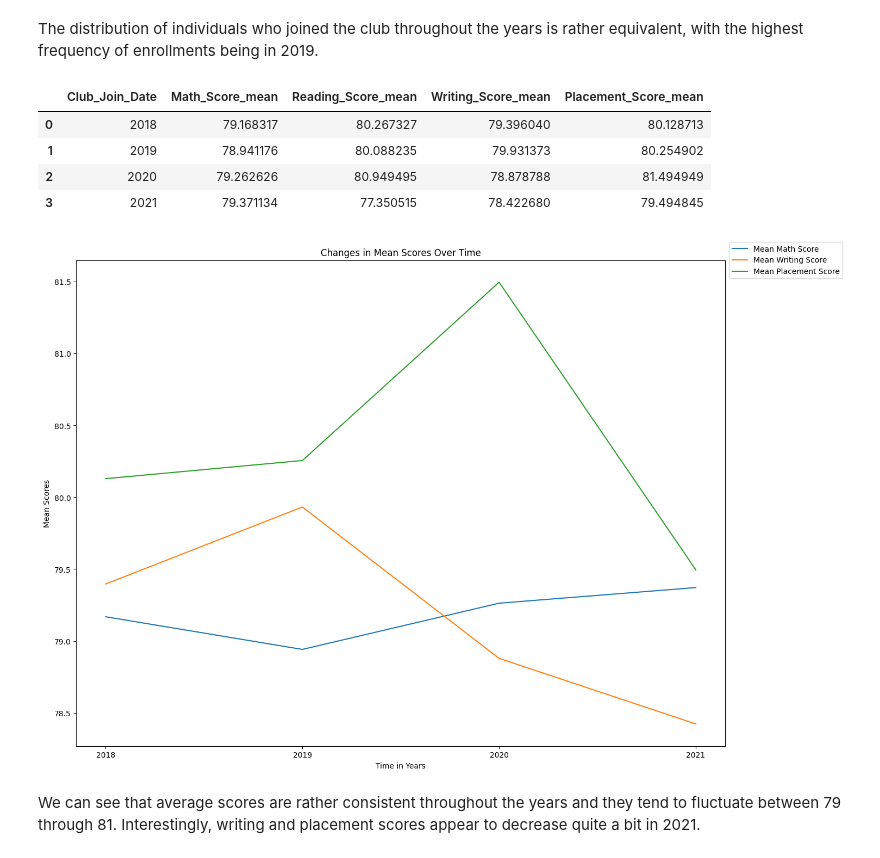
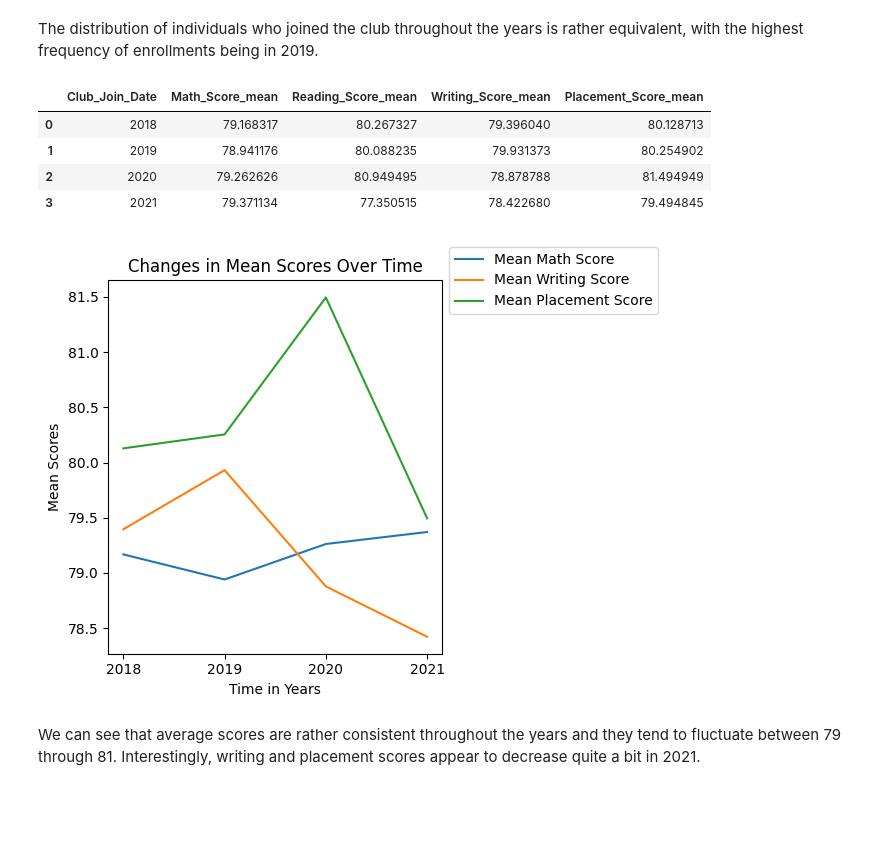
Before and after one commit to hbedros/data622-assignment1, a Jupyter notebook: notebook/EDA_Dataset2.ipynb, the cells around one changed output. Saved outputs shown, nothing was run; the diff lists cells and outputs as text; code cells hidden in the pictures; blank space fills up the shorter version.

```diff
--- a/notebook/EDA_Dataset2.ipynb
+++ b/notebook/EDA_Dataset2.ipynb
@@ -39,35 +39,35 @@ The distribution of individuals who joined the club throughout the years is rath
 # %%
 dataset2 = dataset2.sort_values(by = ['Club_Join_Date'])
 
 Means = dataset2.groupby(['Club_Join_Date']).agg(['mean'])
 Means.columns = ['_'.join(col).strip() for col in Means.columns]
 
 Means = Means.reset_index()
 
 display(Means)
 
-fig, ax = plt.subplots(figsize=(15,10))
+fig, ax = plt.subplots()
 
 ax.plot(Means['Club_Join_Date'], Means['Math_Score_mean'], label = "Mean Math Score")
 ax.plot(Means['Club_Join_Date'], Means['Writing_Score_mean'], label = "Mean Writing Score")
 ax.plot(Means['Club_Join_Date'], Means['Placement_Score_mean'], label = "Mean Placement Score")
 
 ax.set_xticks(Means['Club_Join_Date'])
 
 plt.xlabel('Time in Years')
 plt.ylabel('Mean Scores')
 plt.title('Changes in Mean Scores Over Time')
 plt.legend(bbox_to_anchor=(1,1), loc = 'center left')
 plt.tight_layout()
 
 plt.show()
 # %% [output]
 |  | Club_Join_Date | Math_Score_mean | Reading_Score_mean | Writing_Score_mean | Placement_Score_mean |
 | 0 | 2018 | 79.168317 | 80.267327 | 79.396040 | 80.128713 |
 | 1 | 2019 | 78.941176 | 80.088235 | 79.931373 | 80.254902 |
 | 2 | 2020 | 79.262626 | 80.949495 | 78.878788 | 81.494949 |
 | 3 | 2021 | 79.371134 | 77.350515 | 78.422680 | 79.494845 |
-[figure, old version]
+[figure, new version]
 # %% [markdown]
 We can see that average scores are rather consistent throughout the years and they tend to fluctuate between 79 through 81. Interestingly, writing and placement scores appear to decrease quite a bit in 2021.
 # %%
```
